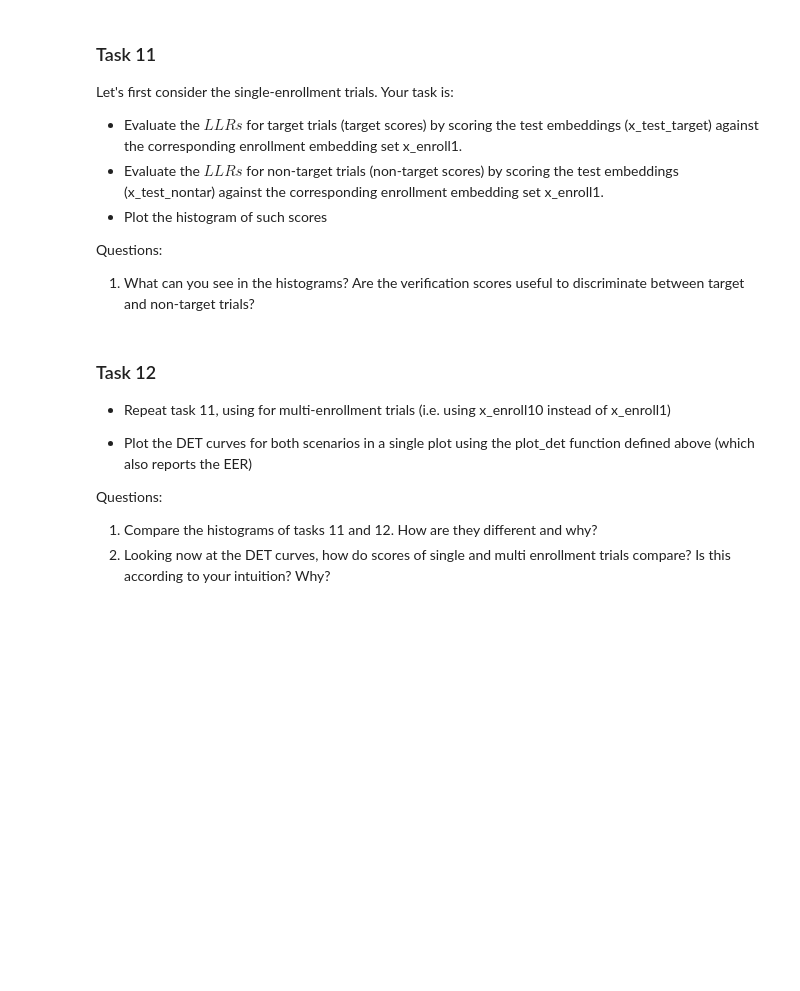
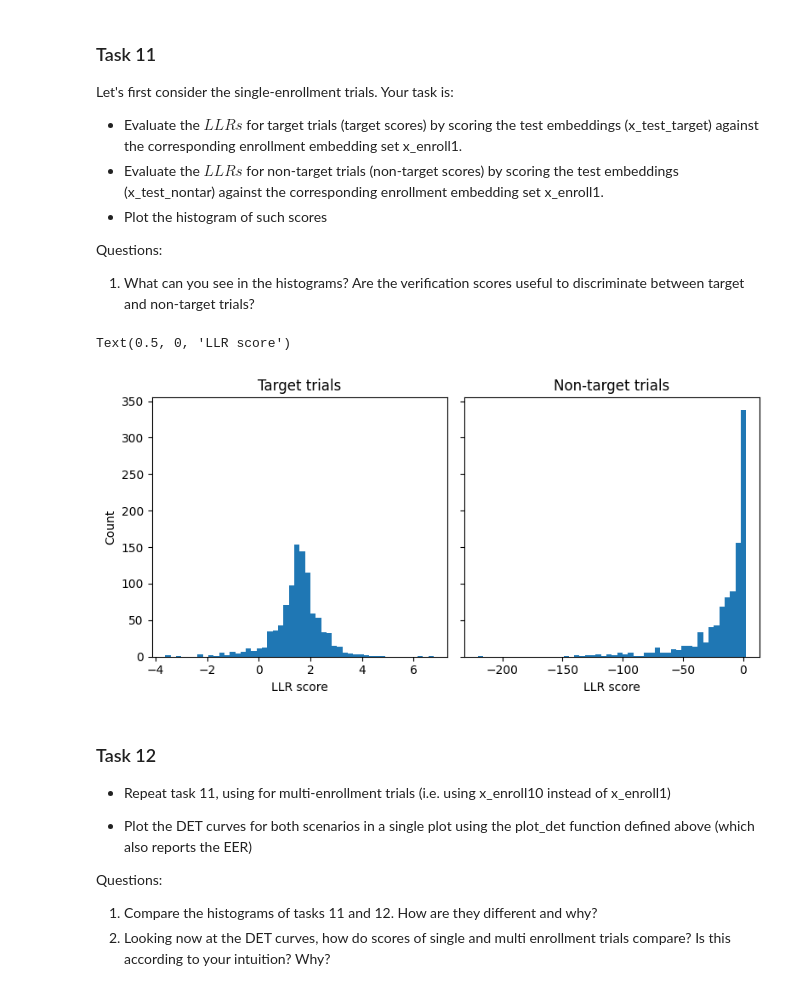
Before and after one commit to NejedlyDominik/vut-fit-BAYa-project, a Jupyter notebook: BAYa_Assignment2023_PLDA.ipynb, the cells around one changed output. Cells and saved outputs as stored; diff of their text form; code cells hidden in the pictures; blank space fills up the shorter version.

```diff
--- a/BAYa_Assignment2023_PLDA.ipynb
+++ b/BAYa_Assignment2023_PLDA.ipynb
@@ -856,3 +874,21 @@ Questions:
+# %%
+# Your code goes here
+target_trial_scores_single = LLRs(x_test_target, x_enroll1, mu_EM3, Sigma_ac_EM3, Sigma_wc_EM3)
+nontar_trial_scores_single = LLRs(x_test_nontar, x_enroll1, mu_EM3, Sigma_ac_EM3, Sigma_wc_EM3)
+
+fig, axs = plt.subplots(1, 2, sharey=True, tight_layout=True, figsize=(8, 4))
+
+axs[0].hist(target_trial_scores_single, 50)
+axs[1].hist(nontar_trial_scores_single, 50)
+
+axs[0].set_title("Target trials")
+axs[0].set_xlabel("LLR score")
+axs[0].set_ylabel("Count")
+axs[1].set_title("Non-target trials")
+axs[1].set_xlabel("LLR score")
+# %% [output]
+Text(0.5, 0, 'LLR score')
+[figure, added]
 # %% [markdown]
 ### Task 12
 
```
Also changed, not shown: parts of 11 cells of this notebook.
